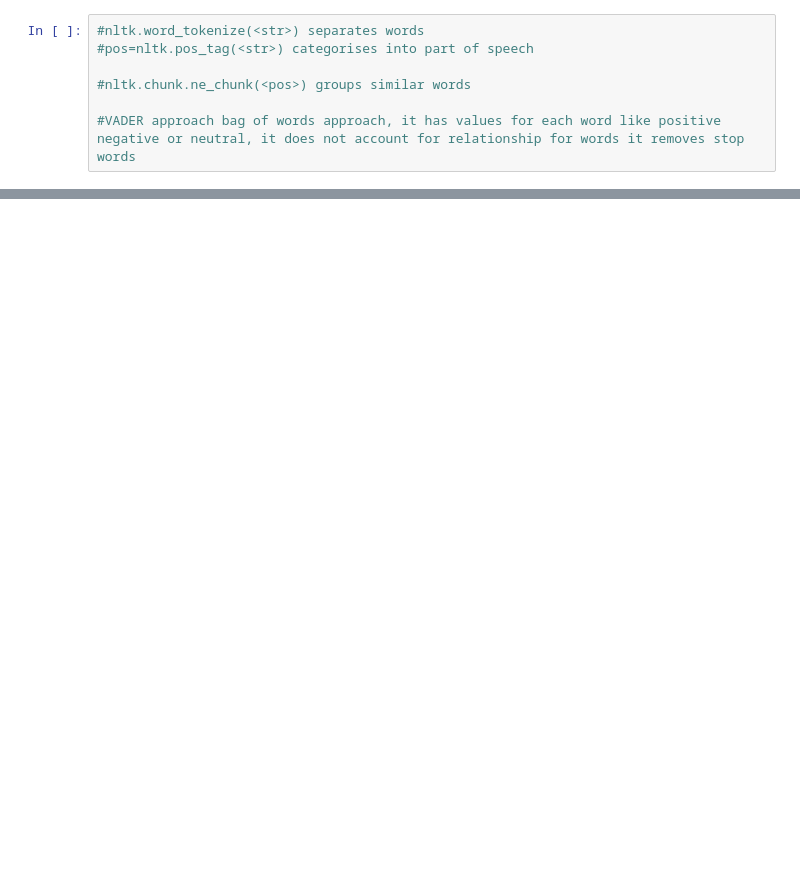
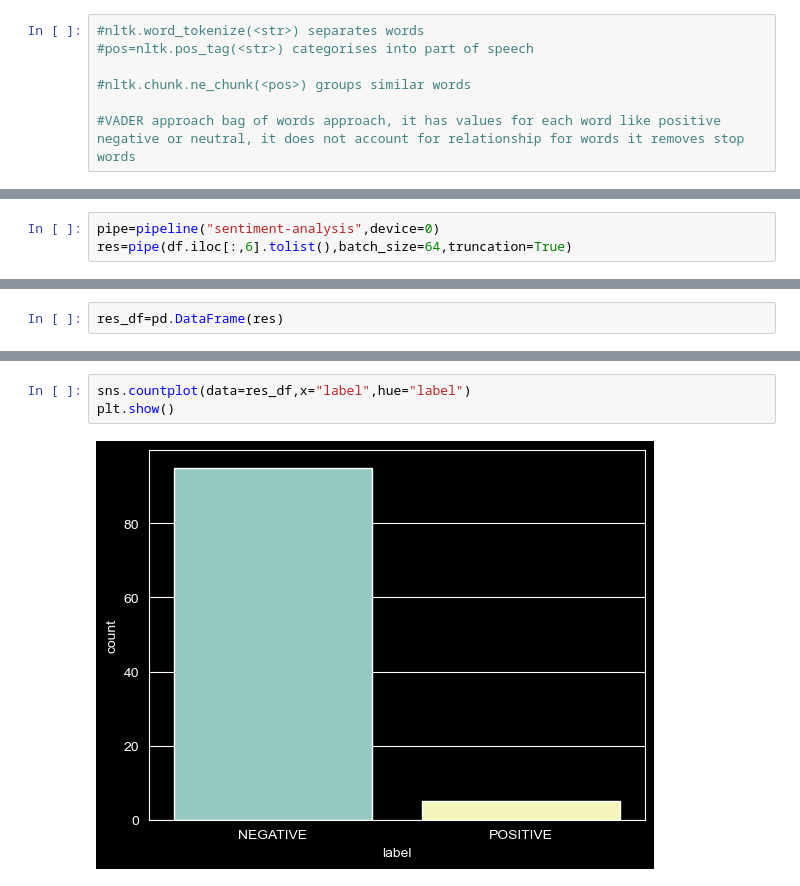
Before and after one commit to ajiteshsi/test_2, a Jupyter notebook: Sentiment_2.ipynb, the cells around one changed output, grey strips where cells are left out. Saved outputs shown, nothing was run; the diff lists cells and outputs as text; blank space fills up the shorter version.

```diff
--- a/Sentiment_2.ipynb
+++ b/Sentiment_2.ipynb
@@ -462,0 +522,3 @@ TypeError: tokens: expected a list of strings, got a string
+# %%
+pipe=pipeline("sentiment-analysis",device=0)
+res=pipe(df.iloc[:,6].tolist(),batch_size=64,truncation=True)
@@ -462,0 +527,2 @@ TypeError: tokens: expected a list of strings, got a string
+# %%
+res_df=pd.DataFrame(res)
@@ -462,0 +545,5 @@ TypeError: tokens: expected a list of strings, got a string
+# %%
+sns.countplot(data=res_df,x="label",hue="label")
+plt.show()
+# %% [output]
+[figure, added]
```
Also changed, not shown: parts of 18 cells of this notebook.
